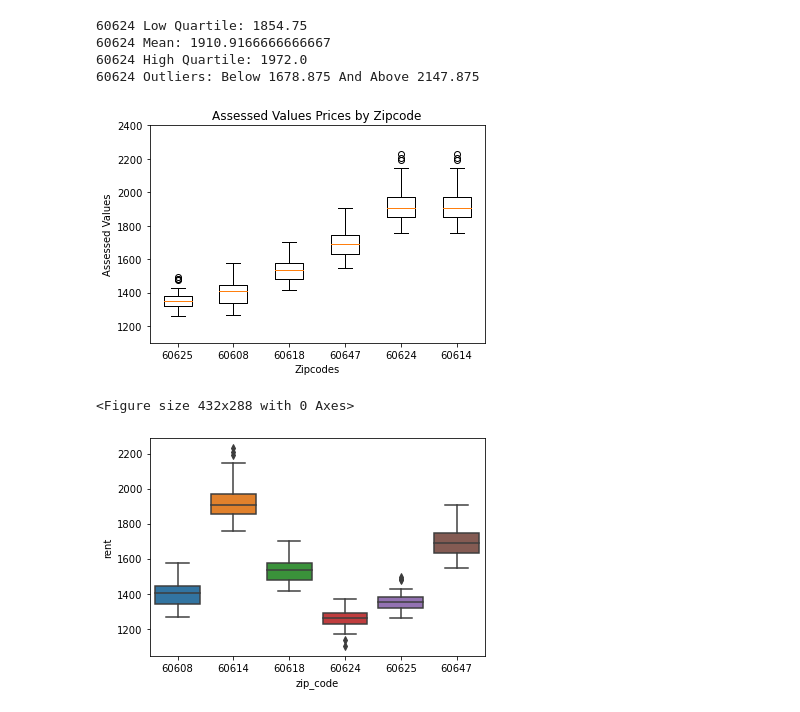
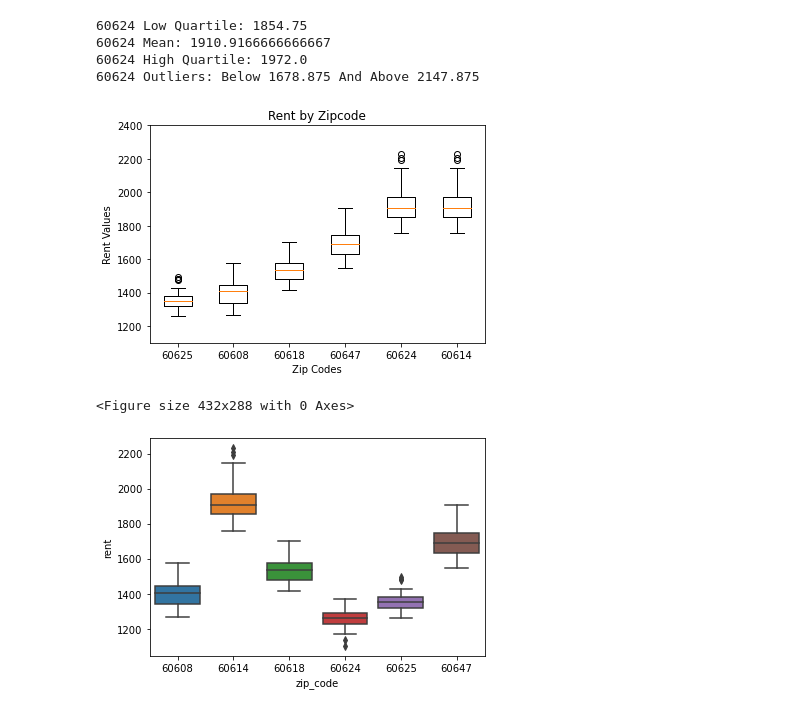
Before and after one commit to ASwigart/Project-1-EDA-Git-Collab, a Jupyter notebook: Chicago Rents over Time -Zori.ipynb, the cells around one changed output. Cells and saved outputs as stored; diff of their text form; code cells hidden in the pictures.

```diff
--- a/Chicago Rents over Time -Zori.ipynb
+++ b/Chicago Rents over Time -Zori.ipynb
@@ -197,5 +216,6 @@ chi_df
 # %%
-chi_df.fillna(value=None, method="bfill", axis=1)
+chi_df.fillna(value=None, method="Backfill", axis=None, inplace=False)
+
 chi_df
 # %% [output]
 |  | 2016-01 | 2016-02 | 2016-03 | 2016-04 | 2016-05 | 2016-06 | 2016-07 | 2016-08 | 2016-09 | 2016-10 | 2016-11 | ... |
@@ -709,18 +738,18 @@ print(f"60624 Outliers: Below {rent24_lower_bound} And Above {rent24_upper_bound
 # %%
 data = [rent25, rent08, rent18, rent47, rent24, rent14]
 zipcodes = ["60625", "60608", "60618", "60647", "60624", "60614"]
 figl, axl = plt.subplots()
-axl.set_title("Assessed Values Prices by Zipcode")
-axl.set_ylabel("Assessed Values")
-axl.set_xlabel("Zipcodes")
+axl.set_title("Rent by Zipcode")
+axl.set_ylabel("Rent Values")
+axl.set_xlabel("Zip Codes")
 ymin = 1100
 ymax = 2400
 plt.ylim(ymin, ymax)
 axl.boxplot(data, labels=zipcodes)
 plt.show()
 plt.savefig("zipcodeANOVA.png", dpi='figure', format="png", metadata=None, bbox_inches=None, pad_inches=float)
 # %% [output]
-[figure, old version]
+[figure, new version]
 <Figure size 432x288 with 0 Axes>
 # %%
 # data = [df_60625_final, df_60608_final, df_60618_final, df_60647_final, df_60624_final, df_60614_final]
```
Also changed, not shown: parts of 12 cells of this notebook, 2 other files.
